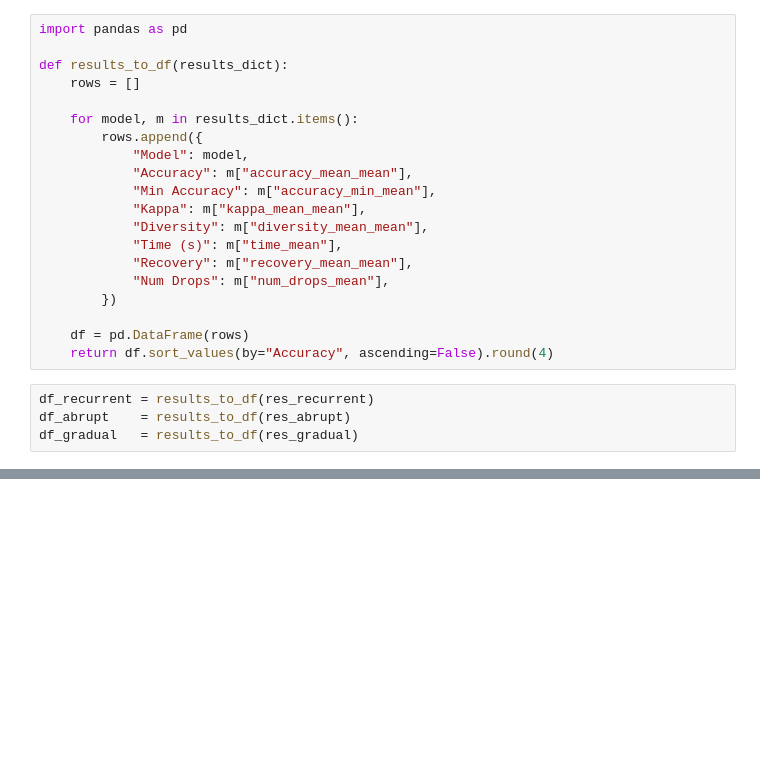
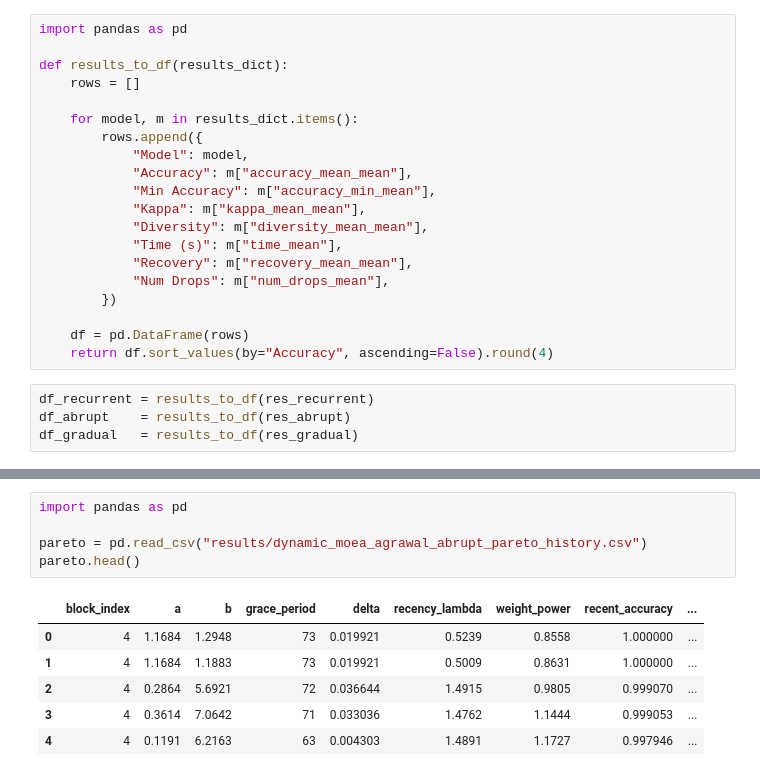
Before and after one commit to edubzq/Concept_drift, a Jupyter notebook: Notebook_pasivos.ipynb, the cells around one changed output, grey strips where cells are left out. Saved outputs shown, nothing was run; the diff lists cells and outputs as text; blank space fills up the shorter version.

```diff
--- a/Notebook_pasivos.ipynb
+++ b/Notebook_pasivos.ipynb
@@ -333,0 +247,12 @@ display(Image(filename="plots/dynamic_moea_agrawal_recurrent.png"))
+# %%
+import pandas as pd
+
+pareto = pd.read_csv("results/dynamic_moea_agrawal_abrupt_pareto_history.csv")
+pareto.head()
+# %% [output]
+|  | block_index | a | b | grace_period | delta | recency_lambda | weight_power | recent_accuracy | ... |
+| 0 | 4 | 1.1684 | 1.2948 | 73 | 0.019921 | 0.5239 | 0.8558 | 1.000000 | ... |
+| 1 | 4 | 1.1684 | 1.1883 | 73 | 0.019921 | 0.5009 | 0.8631 | 1.000000 | ... |
+| 2 | 4 | 0.2864 | 5.6921 | 72 | 0.036644 | 1.4915 | 0.9805 | 0.999070 | ... |
+| 3 | 4 | 0.3614 | 7.0642 | 71 | 0.033036 | 1.4762 | 1.1444 | 0.999053 | ... |
+| 4 | 4 | 0.1191 | 6.2163 | 63 | 0.004303 | 1.4891 | 1.1727 | 0.997946 | ... |
```
Also changed, not shown: parts of 29 cells of this notebook, 14 other files.
